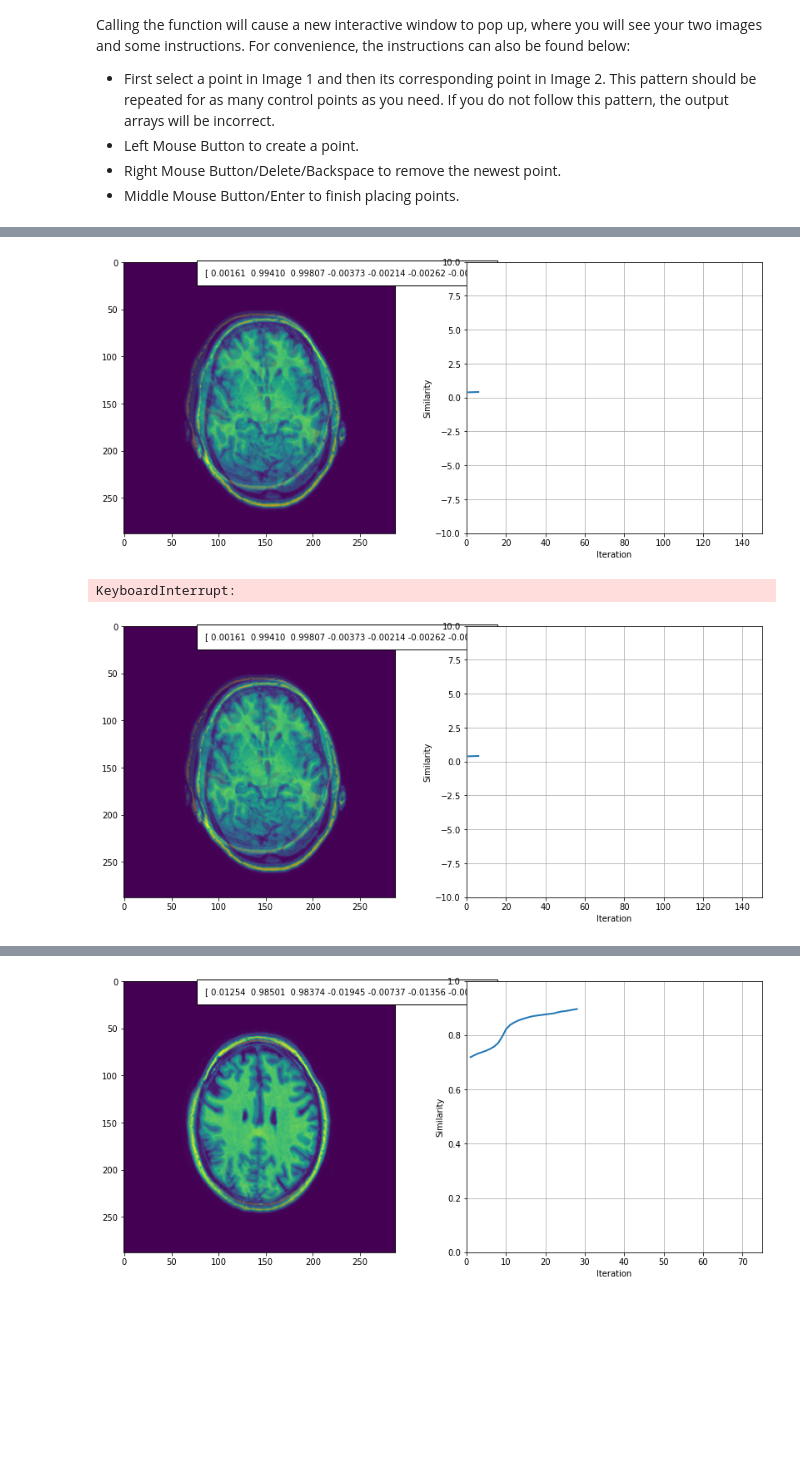
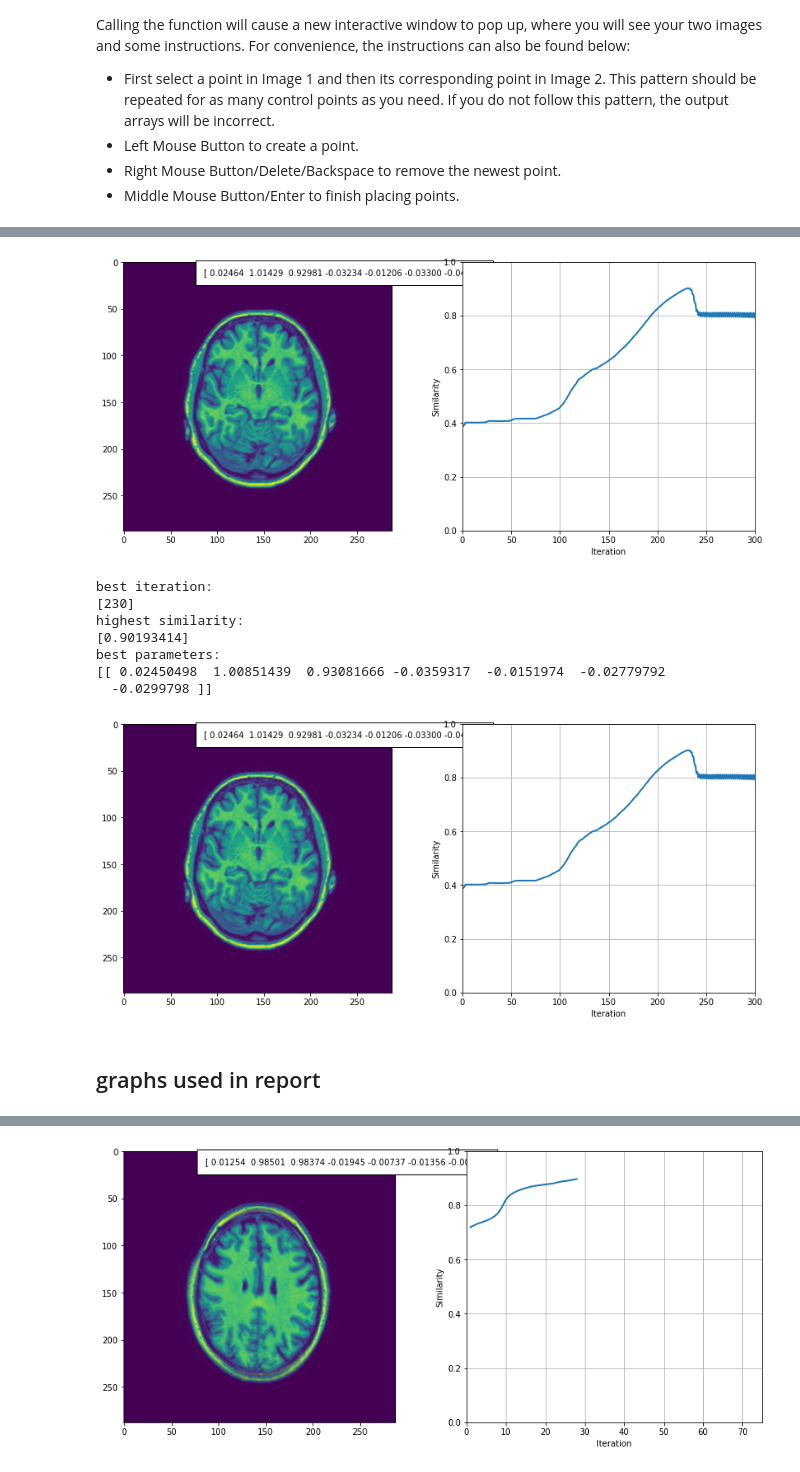
Before and after one commit to Robin888888888/8dc00-mia, a Jupyter notebook: reader/1.6_Registration_project.ipynb, the cells around one changed output, grey strips where cells are left out. Saved outputs shown, nothing was run; the diff lists cells and outputs as text; code cells hidden in the pictures; blank space fills up the shorter version.

```diff
--- a/reader/1.6_Registration_project.ipynb
+++ b/reader/1.6_Registration_project.ipynb
@@ -186,7 +186,15 @@ best parameters:
 # %%
-intensity_based_registration('2_1_t1','2_1_t1_d','affine','mi',0.0008)
+intensity_based_registration('2_1_t1','2_1_t1_d','affine','mi',False,0.0005,300)
 # %% [output]
-[figure, old version]
+[figure, new version]
-KeyboardInterrupt:
+best iteration:
+[230]
+highest similarity:
+[0.90193414]
+best parameters:
+[[ 0.02450498  1.00851439  0.93081666 -0.0359317  -0.0151974  -0.02779792
+  -0.0299798 ]]
-[figure, old version]
+[figure, new version]
+# %% [markdown]
+## graphs used in report
 # %%
```
Also changed, not shown: parts of 4 cells of this notebook, 5 other files.
